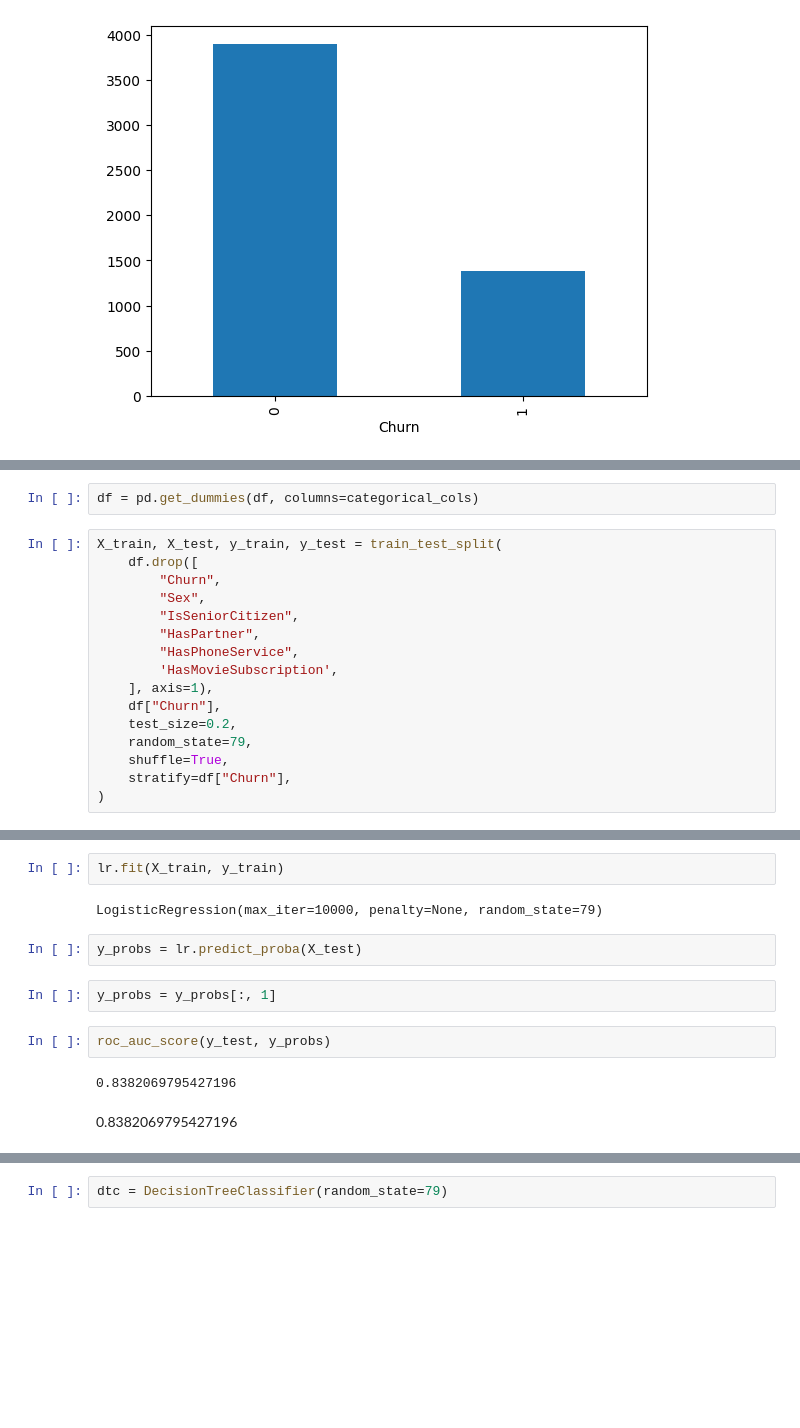
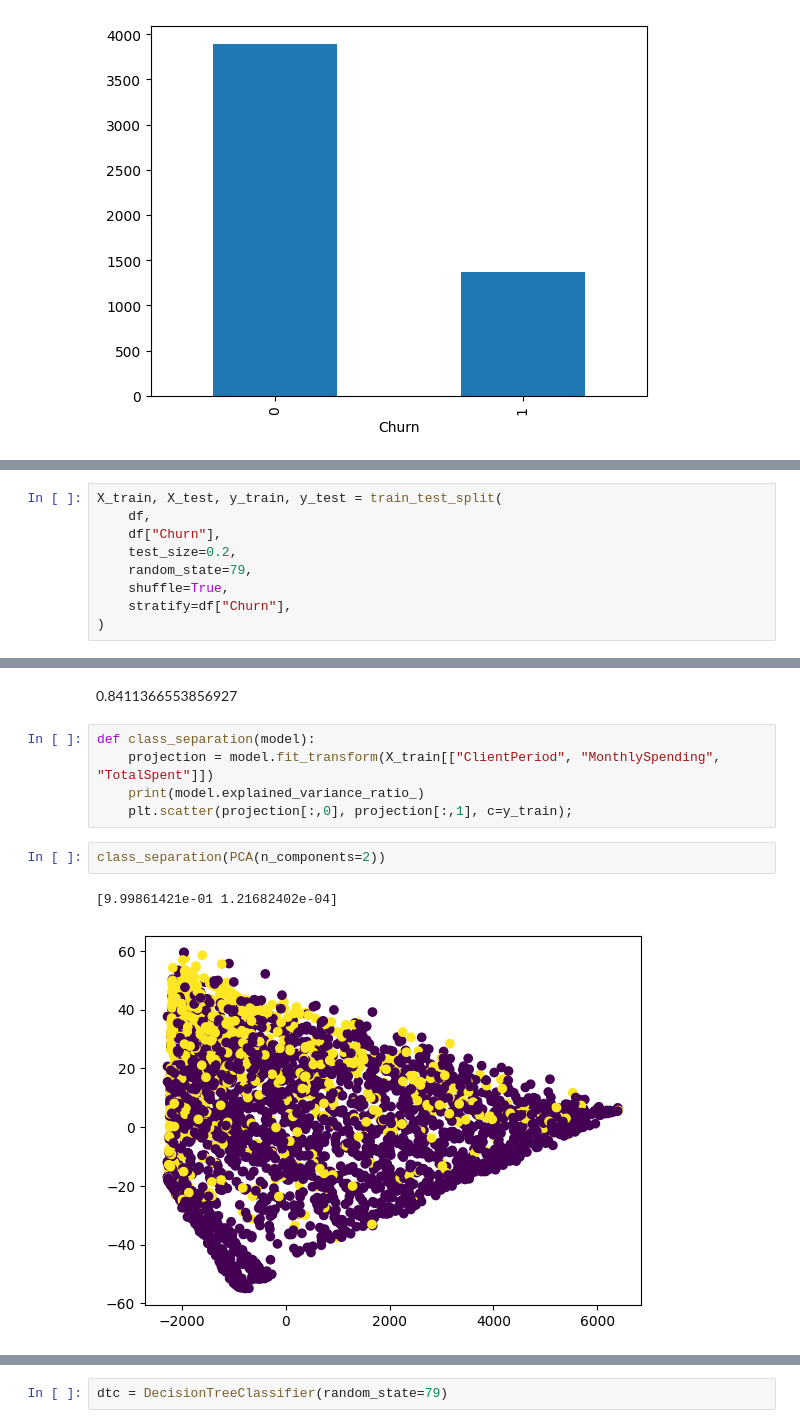
Before and after one commit to Paul-the-human/user_churn, a Jupyter notebook: user_churn.ipynb, the cells around one changed output, grey strips where cells are left out. Drawn from its saved outputs; the diff is of its cells as text; blank space fills up the shorter version.

```diff
--- a/user_churn.ipynb
+++ b/user_churn.ipynb
@@ -120,16 +137,7 @@ Churn
 Name: proportion, dtype: float64
-# %%
-df = pd.get_dummies(df, columns=categorical_cols)
 # %%
 X_train, X_test, y_train, y_test = train_test_split(
-    df.drop([
-        "Churn",
-        "Sex",
-        "IsSeniorCitizen",
-        "HasPartner",
-        "HasPhoneService",
-        'HasMovieSubscription',
-    ], axis=1),
+    df,
     df["Churn"],
     test_size=0.2,
     random_state=79,
@@ -170,14 +195,12 @@ lr = LogisticRegression(random_state=79, penalty=None, max_iter=10000)
-# %%
-lr.fit(X_train, y_train)
-# %% [output]
-LogisticRegression(max_iter=10000, penalty=None, random_state=79)
-# %%
-y_probs = lr.predict_proba(X_test)
-# %%
-y_probs = y_probs[:, 1]
-# %%
-roc_auc_score(y_test, y_probs)
-# %% [output]
-0.8382069795427196
 # %% [markdown]
-0.8382069795427196
+0.8411366553856927
+# %%
+def class_separation(model):
+    projection = model.fit_transform(X_train[["ClientPeriod", "MonthlySpending", "TotalSpent"]])
+    print(model.explained_variance_ratio_)
+    plt.scatter(projection[:,0], projection[:,1], c=y_train);
+# %%
+class_separation(PCA(n_components=2))
+# %% [output]
+[9.99861421e-01 1.21682402e-04]
+[figure, added]
```
Also changed, not shown: parts of 21 cells of this notebook.
